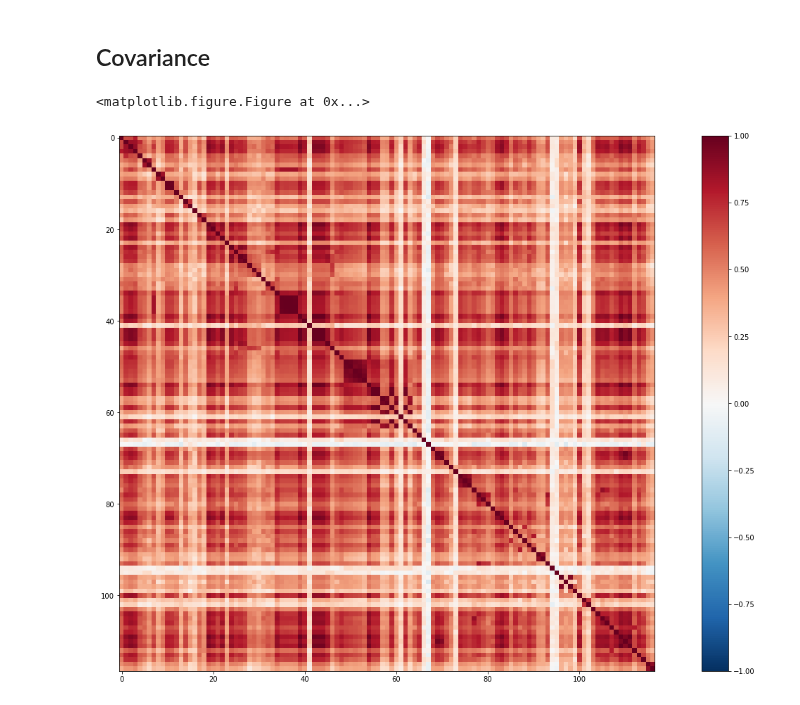
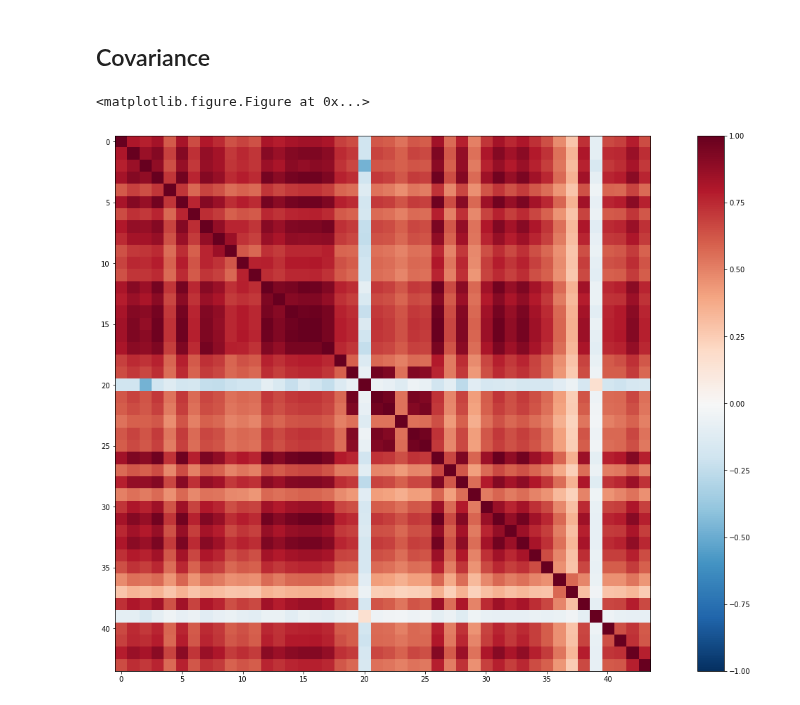
Before and after one commit to AdrianAlan/Trigger-Rates, a Jupyter notebook: covariance-generator.ipynb, the cells around one changed output. Drawn from its saved outputs; the diff is of its cells as text; code cells hidden in the pictures.

Commit message:
Change covariance per run to per fill
Minor: Add comments and path definitions

```diff
--- a/covariance-generator.ipynb
+++ b/covariance-generator.ipynb
@@ -64,22 +78,20 @@ SELECT_TRIGGERS = list(
 
 SELECT_TRIGGERS = sorted(SELECT_TRIGGERS)
 # %%
-data = pd.DataFrame()
+# Load rates
+
+data_rates = pd.DataFrame()
 for _, sample in fits[fits.trigger.isin(SELECT_TRIGGERS)].iterrows():
 
-    if sample["run"] != SELECT_RUN:
+    if not sample["run"] in SELECT_RUNS:
         continue
 
     # Load rates from .npy
-    rates = np.load("/eos/cms/store/cmst3/group/dehep/adpol/trigger/%s/%s.npy" %
-                    (sample["run"], sample["trigger"]))
-
-    # Sort rates based on <PU>
-    rates_sorted = rates[:,np.argsort(rates[0])]
-
-    # Reverse sorting
-    rates_sorted_reverse =  np.fliplr(rates_sorted)
+    rates = np.load("%s/%s/%s.npy" %
+                    (DATA_PATH, sample["run"], sample["trigger"]))
 
     # Save rates to dataframe
-    sample["rates"] = rates_sorted_reverse
-    data = data.append(pd.Series(sample))
+    sample["rates"] = rates
+    data_rates = data_rates.append(pd.Series(sample))
+# %%
+SELECT_RUNS = data_rates.run.unique()
@@ -86,3 +132,5 @@ for _, sample in fits[fits.trigger.isin(SELECT_TRIGGERS)].iterrows():
+# %%
+SELECT_TRIGGERS = data.trigger.unique()
 # %% [markdown]
 ## Covariance
 # %%
@@ -129,17 +203,18 @@ def calculate_link_relatives(rates):
 # %%
-def calculate_covariance(runs, triggers, require_modeling=False,
+def calculate_covariance(fills, triggers, require_modeling=False,
                          first_differences=False, link_relatives=False):
 
     number_of_triggers = len(triggers)
     covariance_matrix = np.zeros([number_of_triggers, number_of_triggers])
     itterations = 0
 
-    for run in runs:
-        if (len(data[data.run == run]) == len(triggers)):
+    for fill in fills:
+
+        if (len(data[data.lhc_fill == fill]) == len(triggers)):
 
             # Change time series to follow the same <pu>
-            rates = [r[1] for r in data[data.run == run].rates.values]
-            pu = [r[0] for r in data[data.run == run].rates.values]
+            rates = [r[1] for r in data[data.lhc_fill == fill].rates.values]
+            pu = [r[0] for r in data[data.lhc_fill == fill].rates.values]
 
             common_pu = find_common_pu(pu)
 
@@ -149,7 +224,7 @@ def calculate_covariance(runs, triggers, require_modeling=False,
 
             # De-trending: Substract prediction
             if require_modeling:
-                predict = data[data.run == run].function.values
+                predict = data[data.lhc_fill == fill].prediciton.values
                 for i in range(number_of_triggers):
                     rates[i] = rates[i] - normalize_to_prediction(common_pu, predict[i])
 
@@ -205,14 +253,14 @@ def export_data_for_d3(cm, cluster, file_name):
 # %%
 for flags in [(0,0,0), (1,0,0), (0,1,0), (1,1,0), (1,0,1), (1,1,1)]:
-    covariance_matrix = calculate_covariance(SELECT_RUNS, SELECT_TRIGGERS, flags[0], flags[1], flags[2])
+    covariance_matrix = calculate_covariance(SELECT_FILLS, SELECT_TRIGGERS, flags[0], flags[1], flags[2])
     _, labels = cluster.affinity_propagation(covariance_matrix)
-    json_name = "./data%s.json" % ''.join(str(i) for i in flags)
+    json_name = "%s/data/data%s.json" % (WRITE_PATH, ''.join(str(i) for i in flags))
     export_data_for_d3(covariance_matrix, labels, json_name)
     if set(flags) == {0}:
         plot_covariance(covariance_matrix)
 # %% [output]
 <matplotlib.figure.Figure at 0x...>
-[figure, old version]
+[figure, new version]
 # %%
 def PlotTrigger(ax, sample):
     x = sample.rates[0]
```
Also changed, not shown: parts of 11 cells of this notebook, 1 other file.
